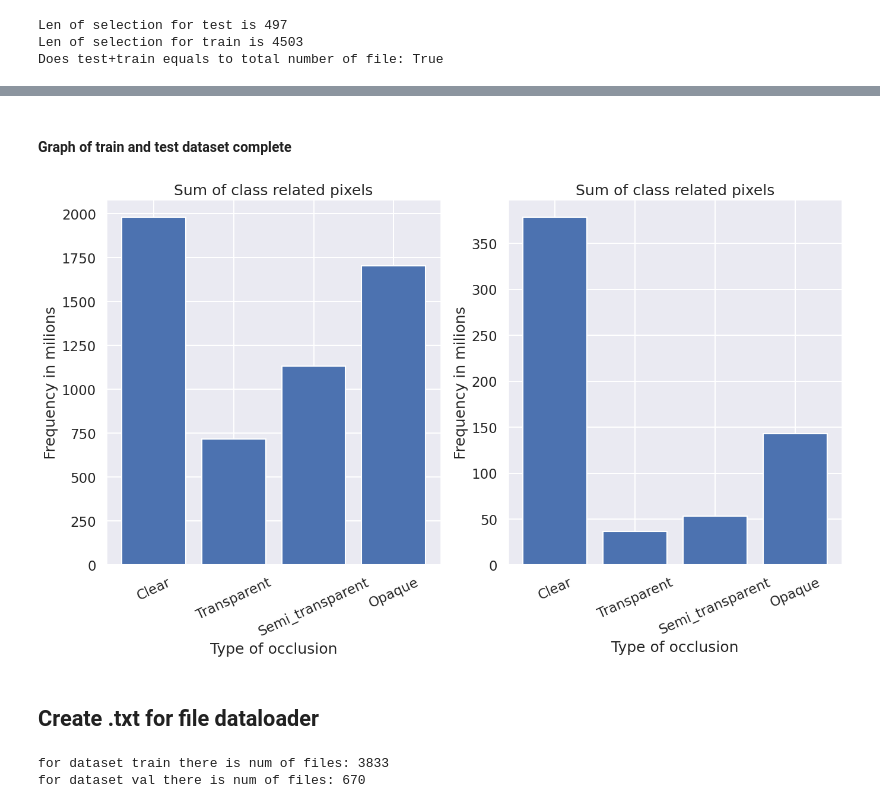
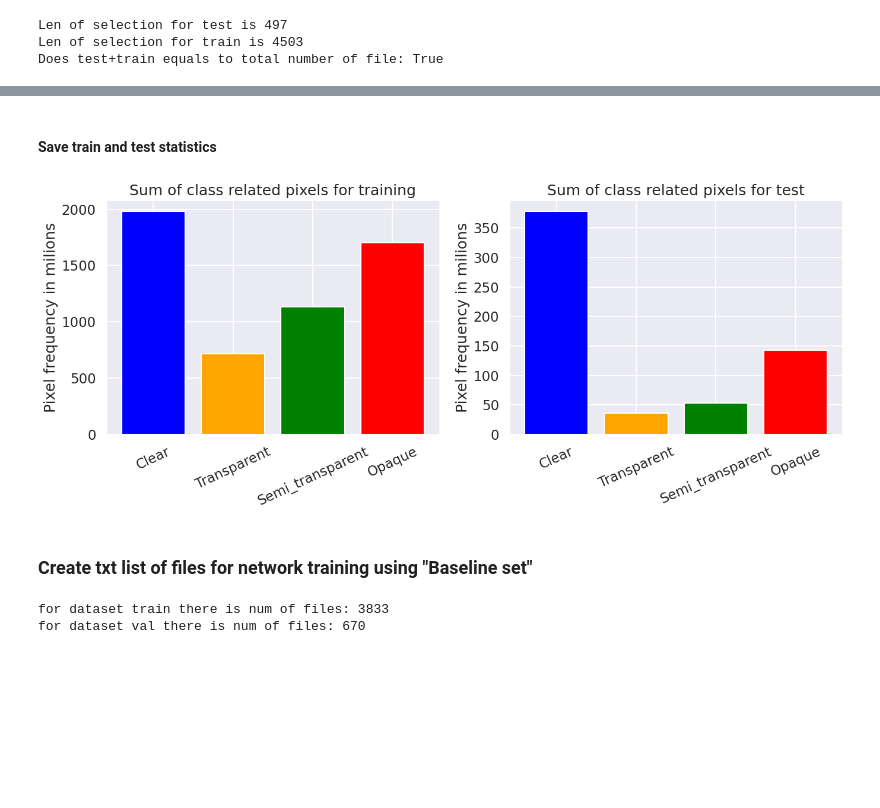
Before and after one commit to filipberanek/woodscape_revision, a Jupyter notebook: helpers/data_selection.ipynb, the cells around one changed output, grey strips where cells are left out. Saved outputs shown, nothing was run; the diff lists cells and outputs as text; code cells hidden in the pictures; blank space fills up the shorter version.

```diff
--- a/helpers/data_selection.ipynb
+++ b/helpers/data_selection.ipynb
@@ -126,8 +129,8 @@ rgbLabelsPath_source = pathlib.Path(r"/home/fberanek/Desktop/datasets/segmentati
 # %%
-gtLabelsPath_test = pathlib.Path(r"/home/fberanek/Desktop/datasets/segmentation/semantic/new_soiling2/test/gtLabels")
-rgbImagesPath_test = pathlib.Path(r"/home/fberanek/Desktop/datasets/segmentation/semantic/new_soiling2/test/rgbImages")
-rgbLabelsPath_test = pathlib.Path(r"/home/fberanek/Desktop/datasets/segmentation/semantic/new_soiling2/test/rgbLabels")
+gtLabelsPath_test = pathlib.Path(r"../woodscape_preprocessed/test/gtLabels")
+rgbImagesPath_test = pathlib.Path(r"../woodscape_preprocessed/test/rgbImages")
+rgbLabelsPath_test = pathlib.Path(r"../woodscape_preprocessed/test/rgbLabels")
 # %%
-gtLabelsPath_train = pathlib.Path(r"/home/fberanek/Desktop/datasets/segmentation/semantic/new_soiling2/train/gtLabels")
-rgbImagesPath_train = pathlib.Path(r"/home/fberanek/Desktop/datasets/segmentation/semantic/new_soiling2/train/rgbImages")
-rgbLabelsPath_train = pathlib.Path(r"/home/fberanek/Desktop/datasets/segmentation/semantic/new_soiling2/train/rgbLabels")
+gtLabelsPath_train = pathlib.Path(r"../woodscape_preprocessed/train/gtLabels")
+rgbImagesPath_train = pathlib.Path(r"../woodscape_preprocessed/train/rgbImages")
+rgbLabelsPath_train = pathlib.Path(r"../woodscape_preprocessed/train/rgbLabels")
@@ -202,4 +211,4 @@ Semi_transparent    0.086964
 Opaque              0.233473
 dtype: object
 # %% [markdown]
-#### Graph of train and test dataset complete
+#### Save train and test statistics
@@ -206,23 +218,26 @@ dtype: object
 # %%
-fig,axs = plt.subplots(1,2,figsize=fig_size)
+fig,axs = plt.subplots(1,2,figsize=(14,6))
+colors = ["blue","orange","green", "red"]
 classes = ["Clear", "Transparent", "Semi_transparent", "Opaque"]
 axs[0].bar(classes,
-        (train_stats[classes].sum().values)/1000000)
+        (train_stats[classes].sum().values)/1000000,color=colors)
 axs[1].bar(classes,
-        (test_stats[classes].sum().values)/1000000)
-axs[0].set_xlabel("Type of occlusion")
-axs[0].set_ylabel("Frequency in milions" )
+        (test_stats[classes].sum().values)/1000000,color=colors)
+#axs[0].set_xlabel("Type of occlusion")
+axs[0].set_ylabel("Pixel frequency in milions" )
 axs[0].set_xticklabels(classes, rotation = 25)
-axs[0].set_title(f"Sum of class related pixels")
-axs[1].set_xlabel("Type of occlusion")
-axs[1].set_ylabel("Frequency in milions")
+axs[0].set_title(f"Sum of class related pixels for training")
+#axs[1].set_xlabel("Type of occlusion")
+axs[1].set_ylabel("Pixel frequency in milions")
 axs[1].set_xticklabels(classes, rotation = 24)
-axs[1].set_title(f"Sum of class related pixels")
+axs[1].set_title(f"Sum of class related pixels for test")
+fig.tight_layout()
+plt.savefig("train_test_split.pdf")
 plt.show()
 # %% [output]
-[figure, old version]
+[figure, new version]
-# %% [markdown]
-## Create .txt for file dataloader
+# %% [markdown]
+### Create txt list of files for network training using "Baseline set"
 # %%
 all_files = df[df.Filename.isin(all_train)]
 
```
Also changed, not shown: parts of 25 cells of this notebook, 1 other file.
